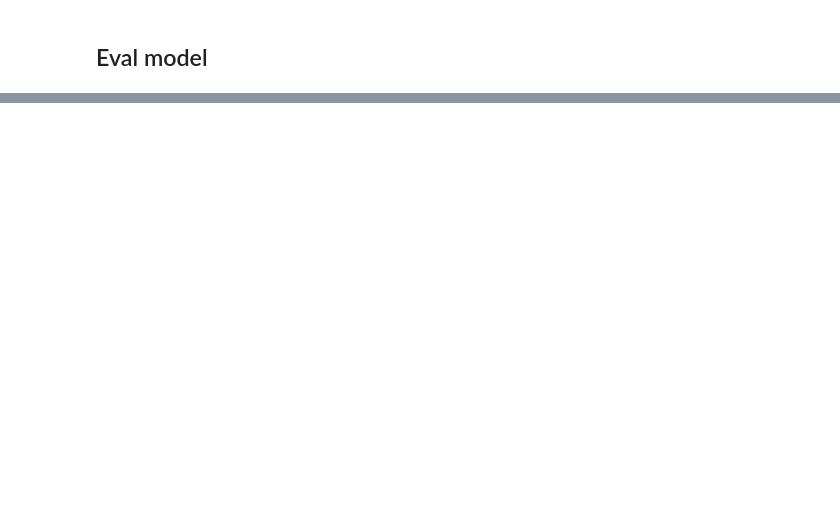
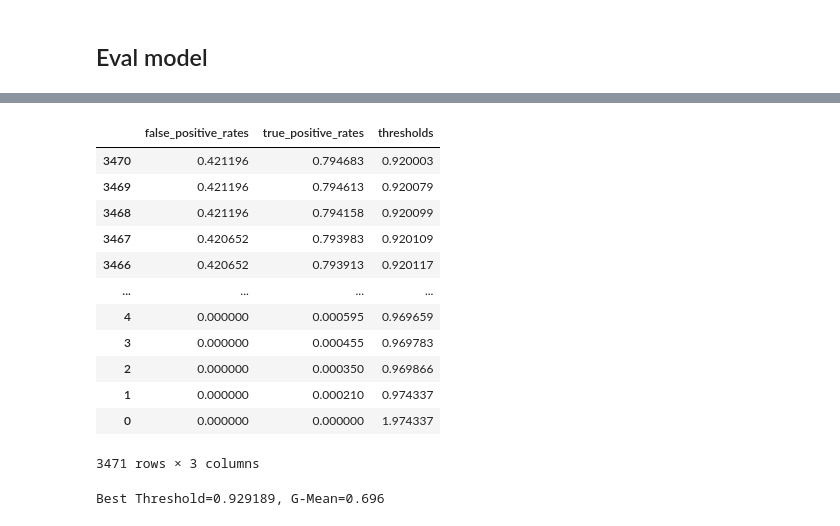
Before and after one commit to SmithaUpadhyaya/employee_access_resource_classifier, a Jupyter notebook: notebooks/training.ipynb, the cells around one changed output, grey strips where cells are left out. Drawn from its saved outputs; the diff is of its cells as text; code cells hidden in the pictures; blank space fills up the shorter version.

```diff
--- a/notebooks/training.ipynb
+++ b/notebooks/training.ipynb
@@ -138,0 +151,26 @@ auc_score
+# %%
+#roc_auc_curve_df[4000:]
+roc_auc_curve_df[roc_auc_curve_df.thresholds>=0.92]
+# %% [output]
+|  | false_positive_rates | true_positive_rates | thresholds |
+| 3470 | 0.421196 | 0.794683 | 0.920003 |
+| 3469 | 0.421196 | 0.794613 | 0.920079 |
+| 3468 | 0.421196 | 0.794158 | 0.920099 |
+| 3467 | 0.420652 | 0.793983 | 0.920109 |
+| 3466 | 0.420652 | 0.793913 | 0.920117 |
+| ... | ... | ... | ... |
+| 4 | 0.000000 | 0.000595 | 0.969659 |
+| 3 | 0.000000 | 0.000455 | 0.969783 |
+| 2 | 0.000000 | 0.000350 | 0.969866 |
+| 1 | 0.000000 | 0.000210 | 0.974337 |
+| 0 | 0.000000 | 0.000000 | 1.974337 |
+3471 rows × 3 columns
+# %%
+# calculate the g-mean for each threshold
+gmeans = np.sqrt(tpr * (1-fpr))
+
+# locate the index of the largest g-mean
+ix = np.argmax(gmeans)
+print('Best Threshold=%f, G-Mean=%.3f' % (thresholds[ix], gmeans[ix]))
+# %% [output]
+Best Threshold=0.929189, G-Mean=0.696
```
Also changed, not shown: parts of 14 cells of this notebook, 6 other files.
